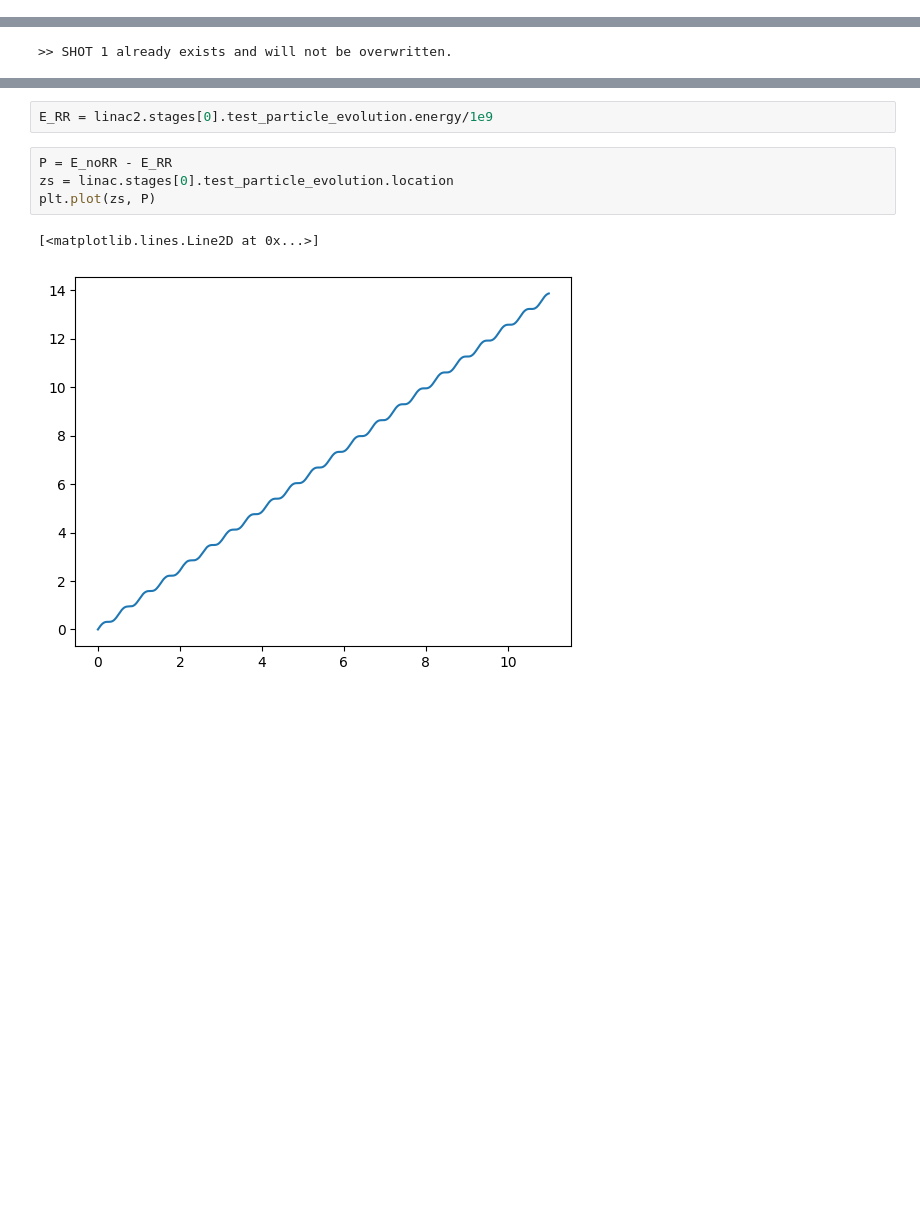
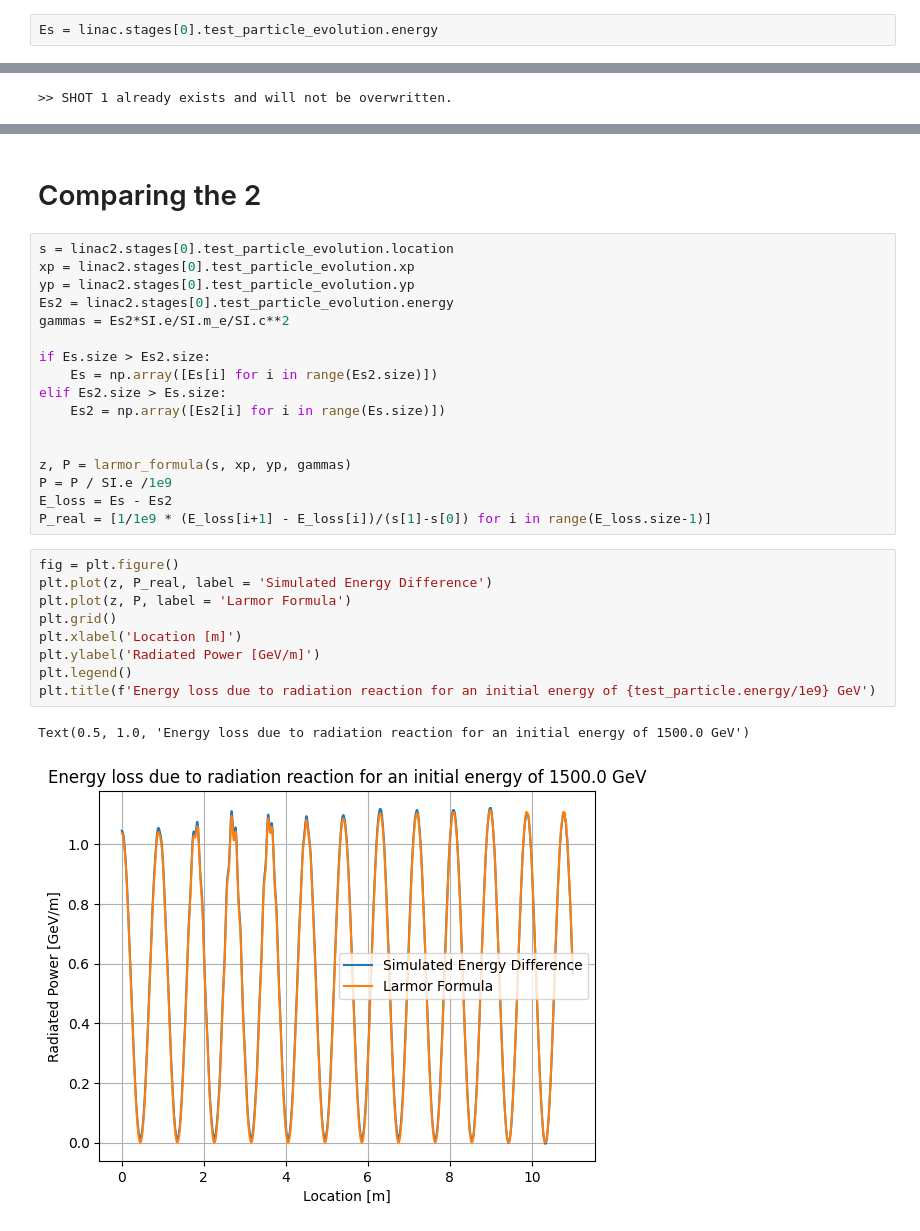
Before and after one commit to abel-framework/ABEL, a Jupyter notebook: examples/single_particle_hipace.ipynb, the cells around one changed output, grey strips where cells are left out. Saved outputs shown, nothing was run; the diff lists cells and outputs as text; blank space fills up the shorter version.

```diff
--- a/examples/single_particle_hipace.ipynb
+++ b/examples/single_particle_hipace.ipynb
@@ -101 +107,3 @@ stage_evolution = linac.stages[0].plot_test_particle_evolution()
+# %%
+Es = linac.stages[0].test_particle_evolution.energy
 # %%
@@ -136,9 +143,31 @@ stage_evolution = linac2.stages[0].plot_test_particle_evolution()
-# %%
-E_RR = linac2.stages[0].test_particle_evolution.energy/1e9
-# %%
-P = E_noRR - E_RR
-zs = linac.stages[0].test_particle_evolution.location
-plt.plot(zs, P)
-# %% [output]
-[<matplotlib.lines.Line2D at 0x...>]
-[figure, removed]
+# %% [markdown]
+# Comparing the 2
+# %%
+s = linac2.stages[0].test_particle_evolution.location
+xp = linac2.stages[0].test_particle_evolution.xp
+yp = linac2.stages[0].test_particle_evolution.yp
+Es2 = linac2.stages[0].test_particle_evolution.energy
+gammas = Es2*SI.e/SI.m_e/SI.c**2
+
+if Es.size > Es2.size:
+    Es = np.array([Es[i] for i in range(Es2.size)])
+elif Es2.size > Es.size:
+    Es2 = np.array([Es2[i] for i in range(Es.size)])
+
+
+z, P = larmor_formula(s, xp, yp, gammas)
+P = P / SI.e /1e9
+E_loss = Es - Es2
+P_real = [1/1e9 * (E_loss[i+1] - E_loss[i])/(s[1]-s[0]) for i in range(E_loss.size-1)]
+# %%
+fig = plt.figure()
+plt.plot(z, P_real, label = 'Simulated Energy Difference')
+plt.plot(z, P, label = 'Larmor Formula')
+plt.grid()
+plt.xlabel('Location [m]')
+plt.ylabel('Radiated Power [GeV/m]')
+plt.legend()
+plt.title(f'Energy loss due to radiation reaction for an initial energy of {test_particle.energy/1e9} GeV')
+# %% [output]
+Text(0.5, 1.0, 'Energy loss due to radiation reaction for an initial energy of 1500.0 GeV')
+[figure, added]
```
Also changed, not shown: parts of 9 cells of this notebook, 4 other files.
